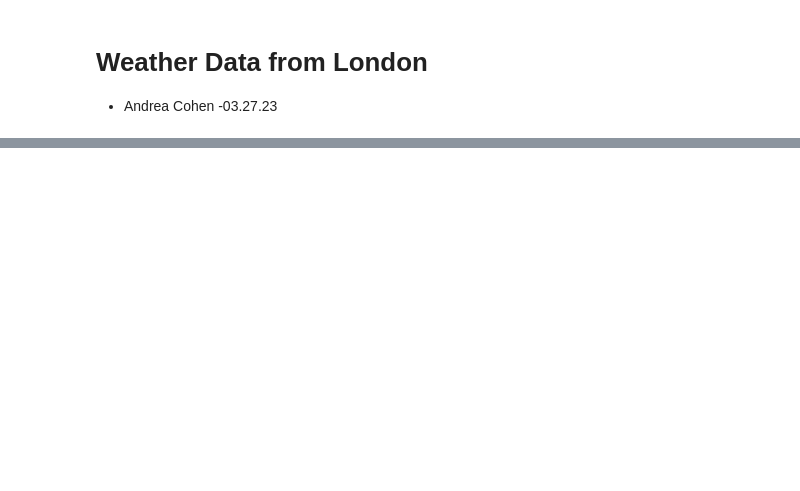
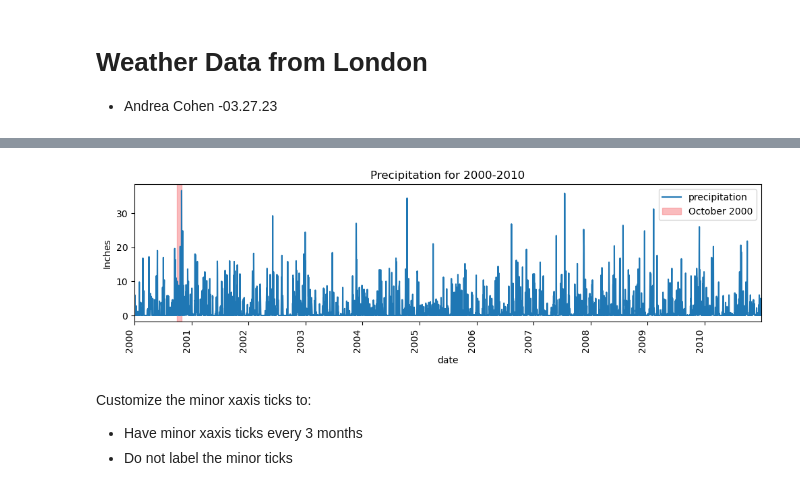
Before and after one commit to andreacohen7/Weather-Data-From-London, a Jupyter notebook: Resampling Datetime Data.ipynb, the cells around one changed output, grey strips where cells are left out. Cells and saved outputs as stored; diff of their text form; code cells hidden in the pictures; blank space fills up the shorter version.

```diff
--- a/Resampling Datetime Data.ipynb
+++ b/Resampling Datetime Data.ipynb
@@ -22,0 +280,18 @@
+# %%
+loc_year = mdates.YearLocator(1)
+fmt_year = mdates.DateFormatter("%Y")
+# %%
+fig, ax = plt.subplots()
+ax = temp_df.plot(ax = ax, title = 'Precipitation for 2000-2010', ylabel = 'Inches')
+ax.xaxis.set_major_locator(loc_year)
+ax.xaxis.set_major_formatter(fmt_year)
+ax.axvspan('2000-10-01', '2000-10-31', color = '#f7797d', alpha = 0.5, zorder = 0, label = 'October 2000')
+ax.legend();
+fig = ax.get_figure()
+fig.autofmt_xdate(rotation = 90)
+# %% [output]
+[figure, added]
+# %% [markdown]
+Customize the minor xaxis ticks to:
+- Have minor xaxis ticks every 3 months
+- Do not label the minor ticks
```
Also changed, not shown: parts of 70 cells of this notebook.
